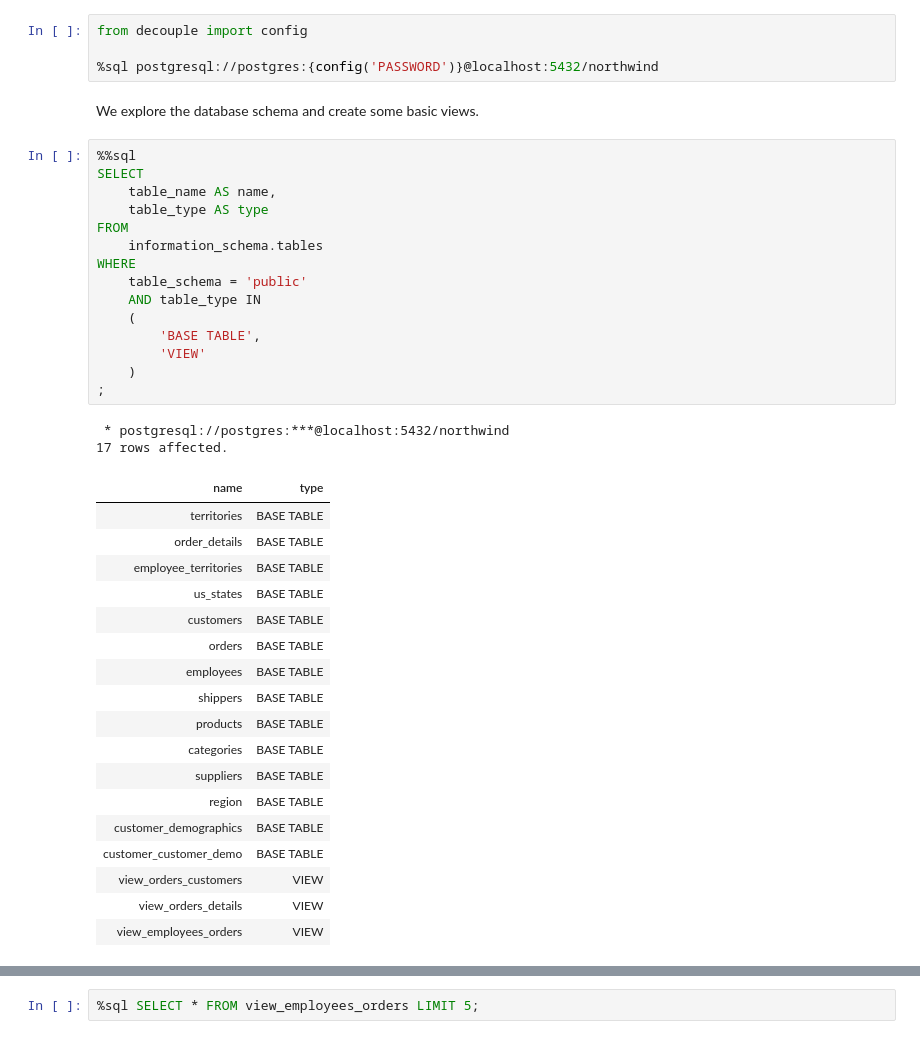
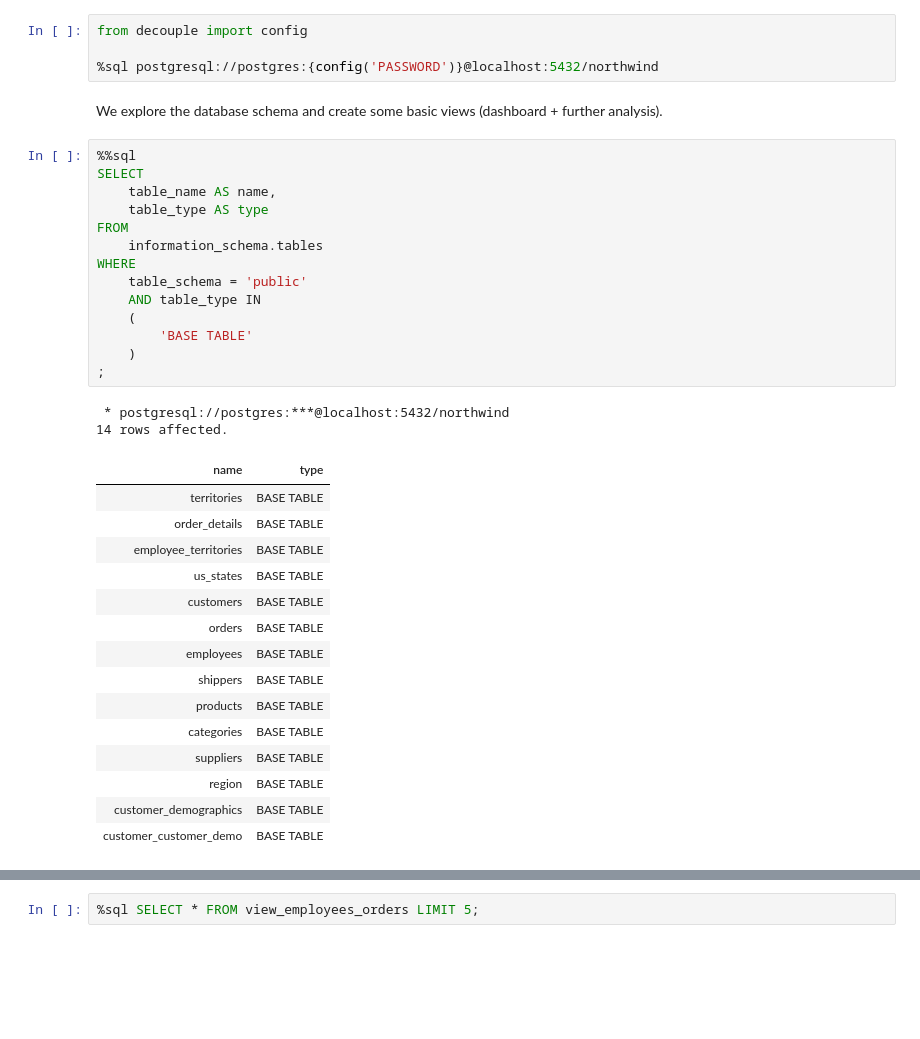
Before and after one commit to bartekmal/bi-optimizing-sales, a Jupyter notebook: main.ipynb, the cells around one changed output, grey strips where cells are left out. Drawn from its saved outputs; the diff is of its cells as text; blank space fills up the shorter version.

Commit message:
Analysis: improvemnts.

```diff
--- a/main.ipynb
+++ b/main.ipynb
@@ -43,43 +40,39 @@ from decouple import config
 
 %sql postgresql://postgres:{config('PASSWORD')}@localhost:5432/northwind
 # %% [markdown]
-We explore the database schema and create some basic views.
+We explore the database schema and create some basic views (dashboard + further analysis).
 # %%
 %%sql
 SELECT
 	table_name AS name,
 	table_type AS type
 FROM
 	information_schema.tables
 WHERE
 	table_schema = 'public'
 	AND table_type IN
 	(
-		'BASE TABLE',
-		'VIEW'
+		'BASE TABLE'
 	)
 ;
 # %% [output]
  * postgresql://postgres:***@localhost:5432/northwind
-17 rows affected.
+14 rows affected.
 | name | type |
 | territories | BASE TABLE |
 | order_details | BASE TABLE |
 | employee_territories | BASE TABLE |
 | us_states | BASE TABLE |
 | customers | BASE TABLE |
 | orders | BASE TABLE |
 | employees | BASE TABLE |
 | shippers | BASE TABLE |
 | products | BASE TABLE |
 | categories | BASE TABLE |
 | suppliers | BASE TABLE |
 | region | BASE TABLE |
 | customer_demographics | BASE TABLE |
 | customer_customer_demo | BASE TABLE |
-| view_orders_customers | VIEW |
-| view_orders_details | VIEW |
-| view_employees_orders | VIEW |
 # %%
 %%sql
 CREATE VIEW view_orders_customers AS
```
Also changed, not shown: parts of 13 cells of this notebook.
